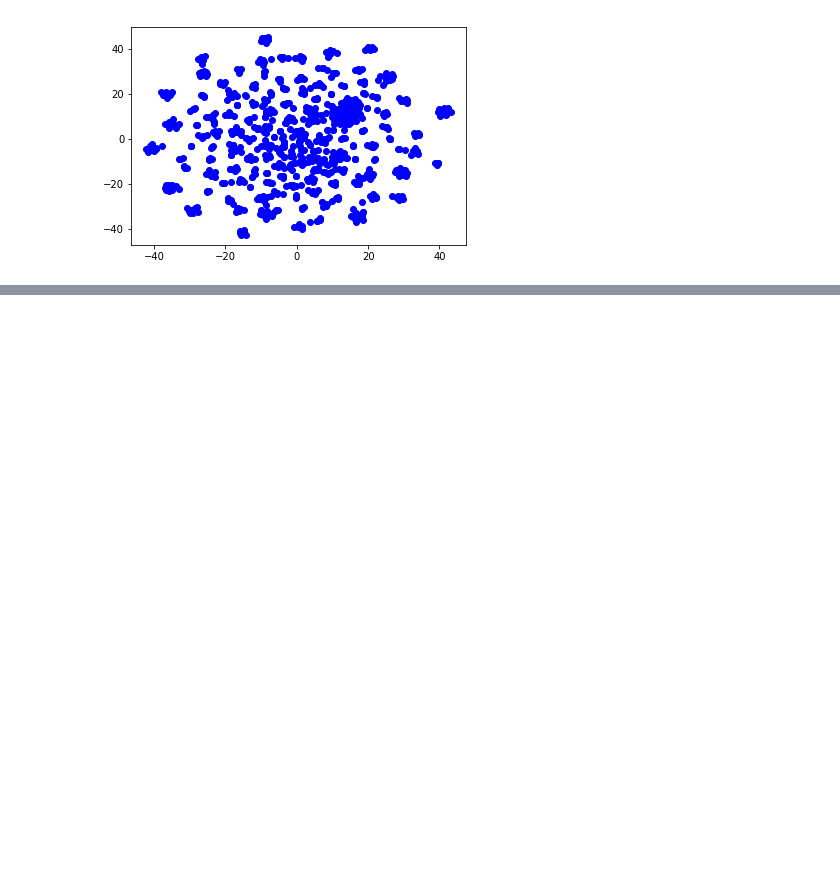
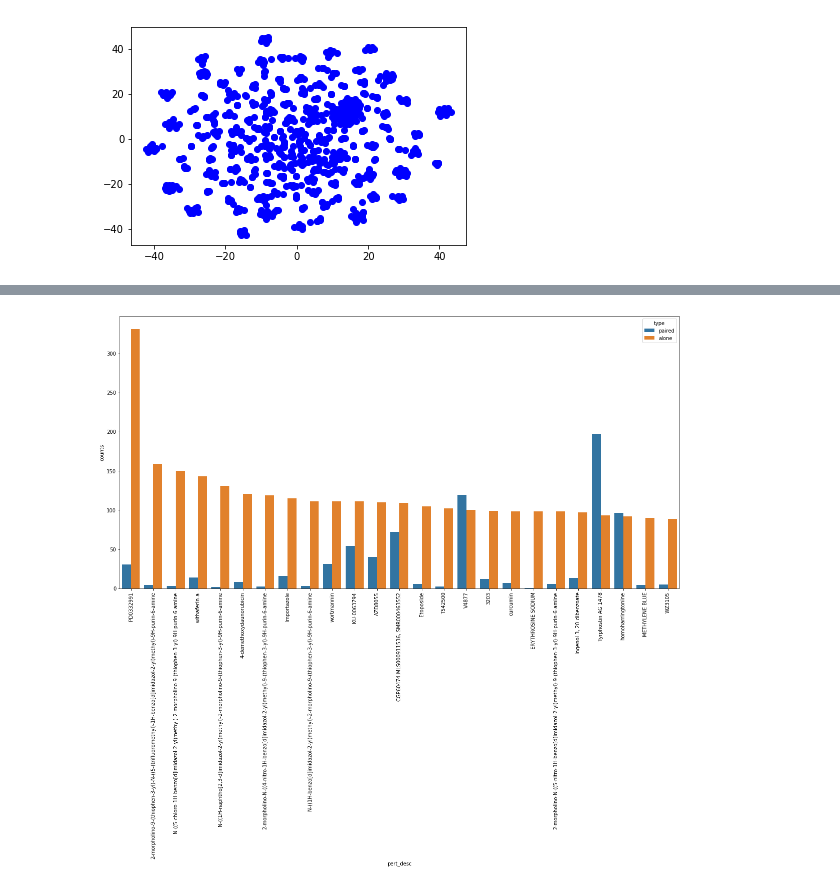
Before and after one commit to hfreid17/ovarian-cancer, a Jupyter notebook: pipeline/notebooks/development.ipynb, the cells around one changed output, grey strips where cells are left out. Saved outputs shown, nothing was run; the diff lists cells and outputs as text; code cells hidden in the pictures; blank space fills up the shorter version.

```diff
--- a/pipeline/notebooks/development.ipynb
+++ b/pipeline/notebooks/development.ipynb
@@ -1039,0 +426,26 @@ df_sigtest.head().T
+# %%
+## making dataframe to pair alone top 25 with counts in paired drug data
+
+df_alone_counts_dropped_25 = df_alone_counts_dropped_25.rename(columns = {"drugs" : "pert_desc"})
+
+df_alone_top25 = df_alone_counts_dropped_25.merge(res2, how="inner", on="pert_desc")
+
+df_alone_top25 = df_alone_top25.rename(columns = {"counts_x" : "counts_alone", "counts_y" : "counts_paired"})
+
+df_alone_top25_alone = df_alone_top25.drop("counts_paired", axis=1).rename(columns = {"counts_alone" : "counts"})
+
+df_alone_top25_alone["type"] = "alone"
+
+df_alone_top25_paired = df_alone_top25.drop("counts_alone", axis=1).rename(columns = {"counts_paired" : "counts"})
+
+df_alone_top25_paired["type"] = "paired"
+
+df_alone_top25_final = pd.concat([df_alone_top25_paired, df_alone_top25_alone])
+# %%
+
+f, ax = plt.subplots(figsize=(20, 10))
+fig_alone = sns.barplot("pert_desc", y="counts", hue = "type", data = df_alone_top25_final) ## remove -666 and 89671
+plt.xticks(rotation=90)
+plt.show()
+# %% [output]
+[figure, added]
```
Also changed, not shown: parts of 31 cells of this notebook, 3 other files.
